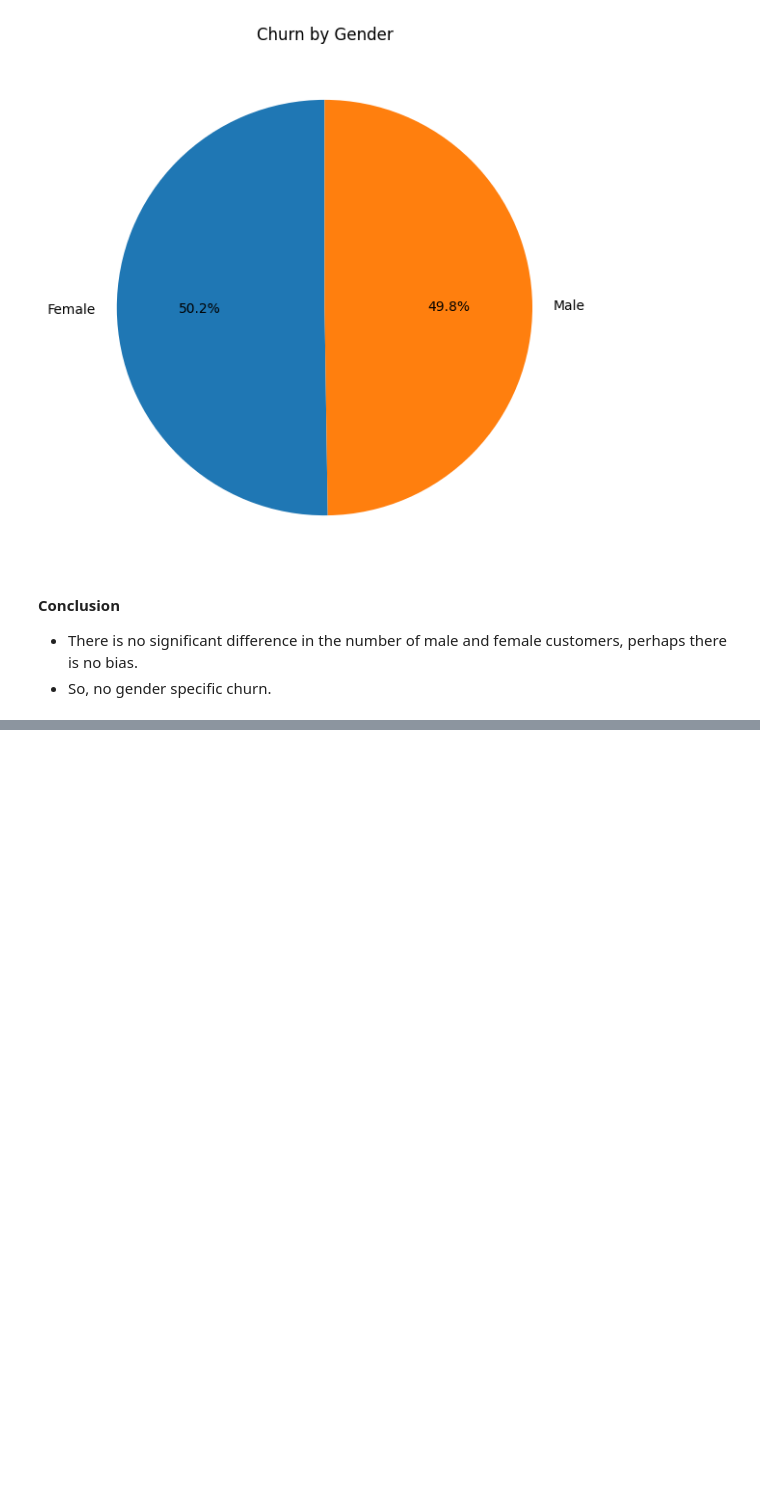
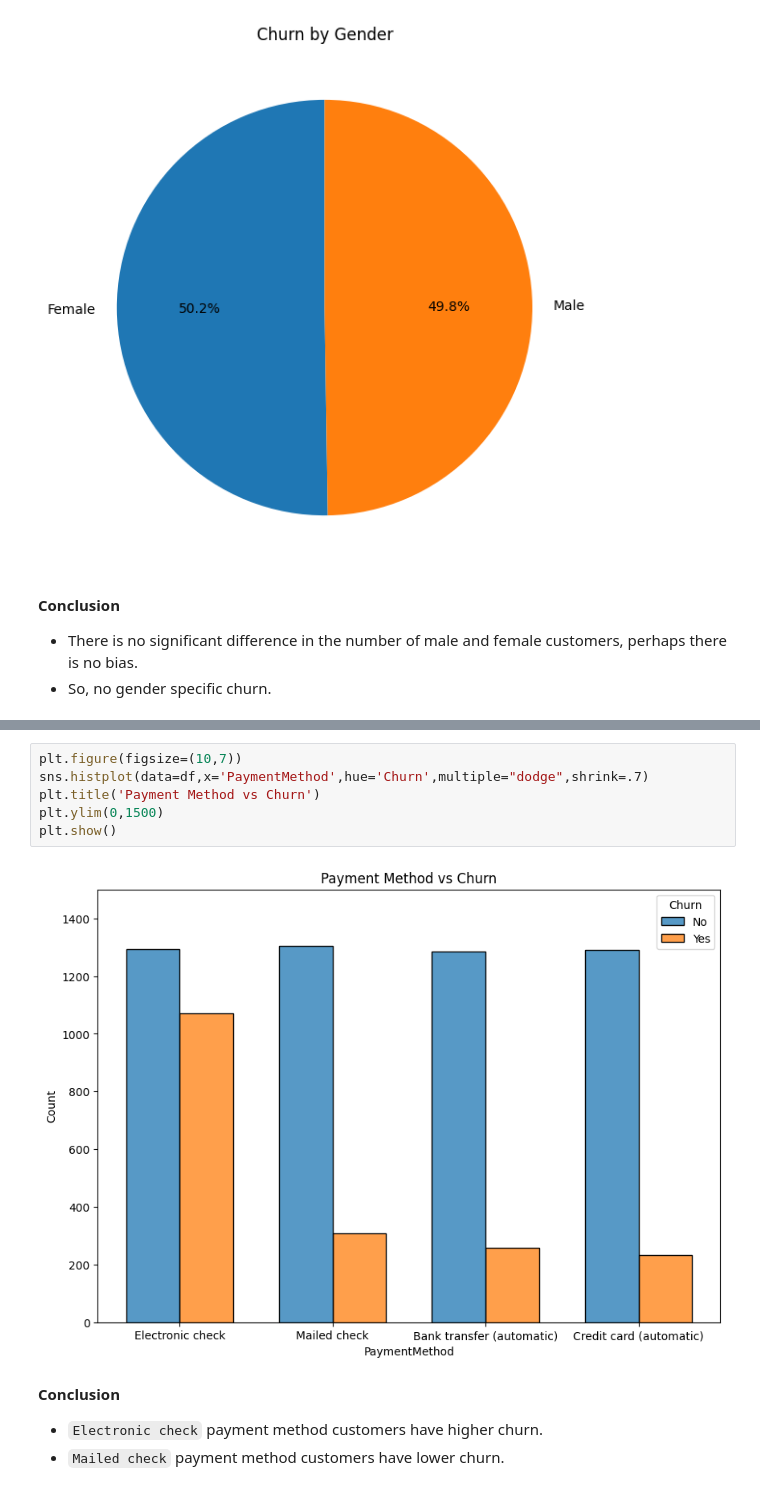
Before and after one commit to Tejeswar001/BootCamp-Jun-2024, a Jupyter notebook: Customer_churn_analysis_PROJECT_2.ipynb, the cells around one changed output, grey strips where cells are left out. Cells and saved outputs as stored; diff of their text form; blank space fills up the shorter version.

```diff
--- a/Customer_churn_analysis_PROJECT_2.ipynb
+++ b/Customer_churn_analysis_PROJECT_2.ipynb
@@ -278,0 +288,12 @@ plt.show()
+# %%
+plt.figure(figsize=(10,7))
+sns.histplot(data=df,x='PaymentMethod',hue='Churn',multiple="dodge",shrink=.7)
+plt.title('Payment Method vs Churn')
+plt.ylim(0,1500)
+plt.show()
+# %% [output]
+[figure, added]
+# %% [markdown]
+**Conclusion**
+- `Electronic check` payment method customers have higher churn.
+- `Mailed check` payment method customers have lower churn.
```
Also changed, not shown: parts of 6 cells of this notebook.
